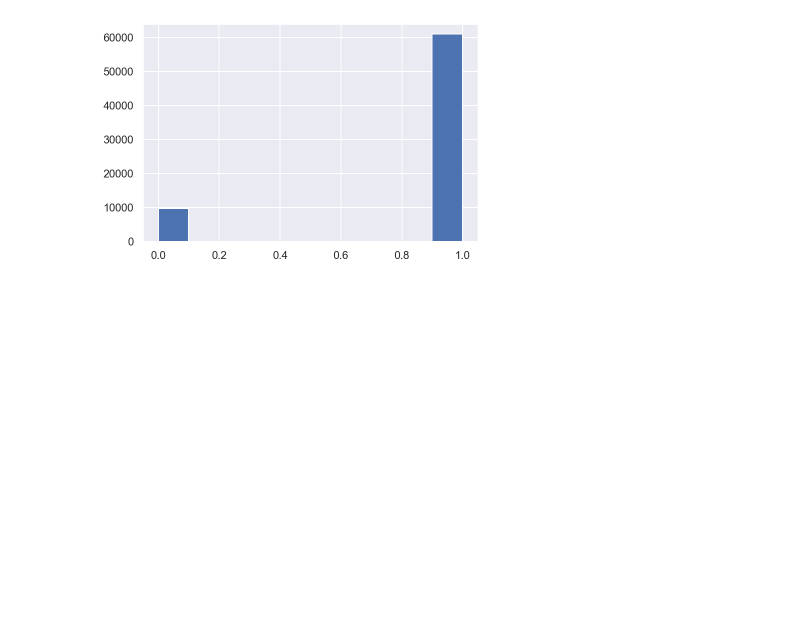
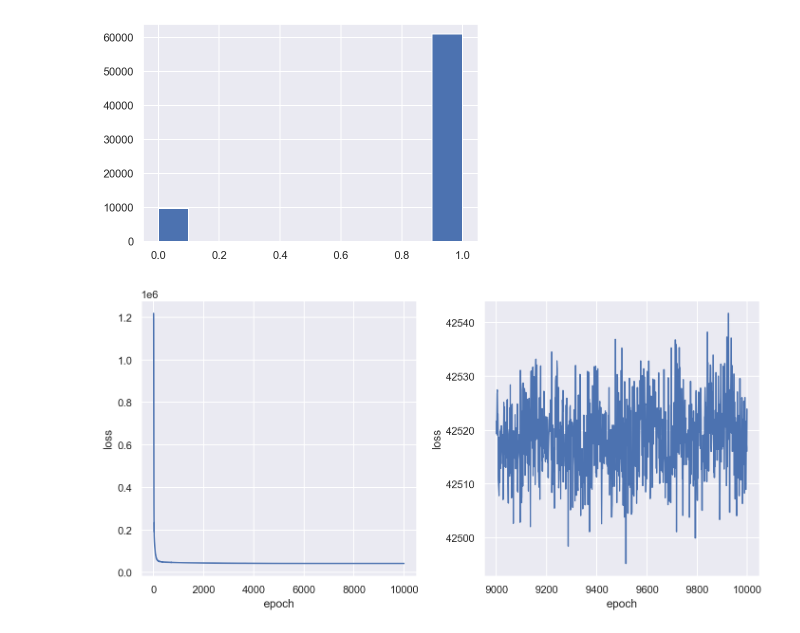
Before and after one commit to AurelienNioche/ActiveTeachingCollaborative, a Jupyter notebook: inference/norm-flow/minibatch/experimental-data.ipynb, the cells around one changed output. Saved outputs shown, nothing was run; the diff lists cells and outputs as text; code cells hidden in the pictures; blank space fills up the shorter version.

```diff
--- a/inference/norm-flow/minibatch/experimental-data.ipynb
+++ b/inference/norm-flow/minibatch/experimental-data.ipynb
@@ -131,7 +133,11 @@ plt.hist(y);
 z_flow, theta_flow, hist_loss = train(
     data,
     n_sample=40,
-    epochs=5000)
+    epochs=10000)
+# %%
+run_name = "exp_data"
 # %%
-plot_loss(hist_loss)
+plot_loss(hist_loss, name=run_name)
+# %% [output]
+[figure, added]
 # %%
```
Also changed, not shown: parts of 7 cells of this notebook, 7 other files.
